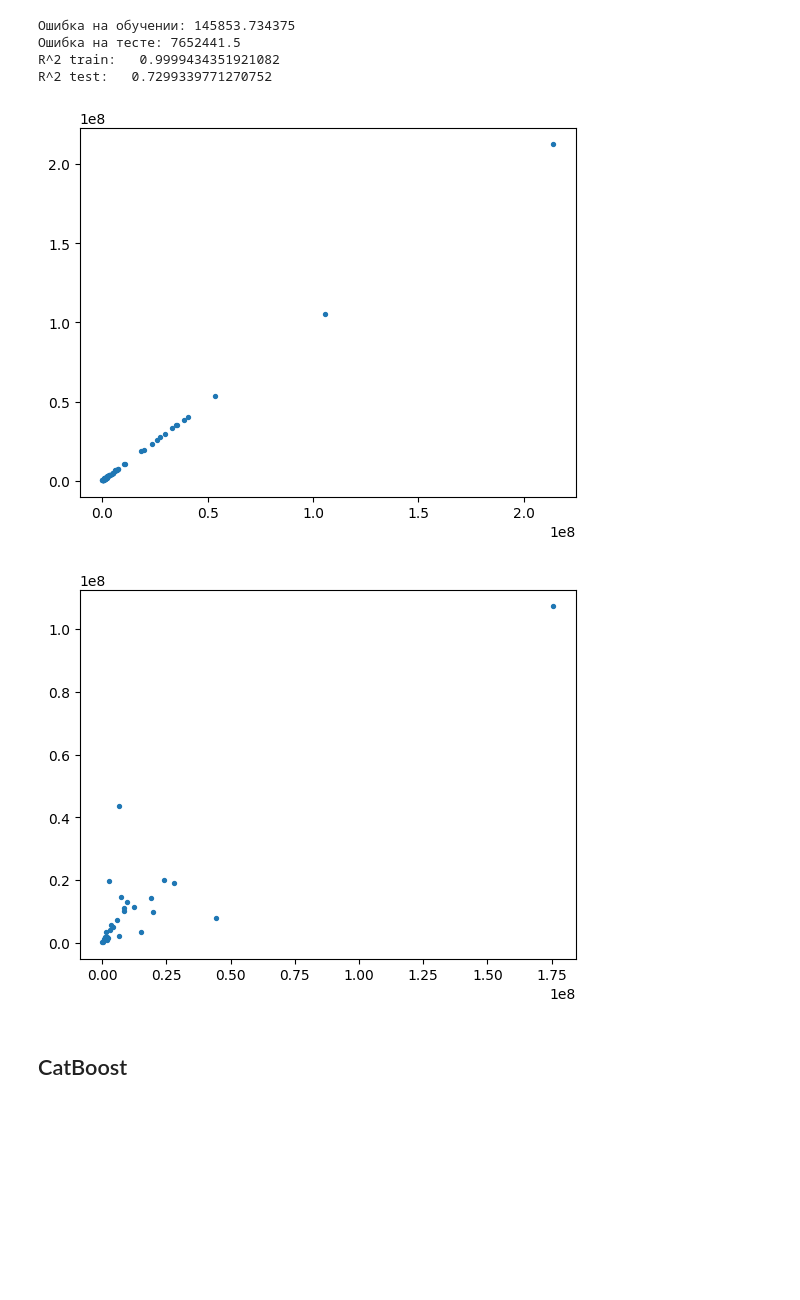
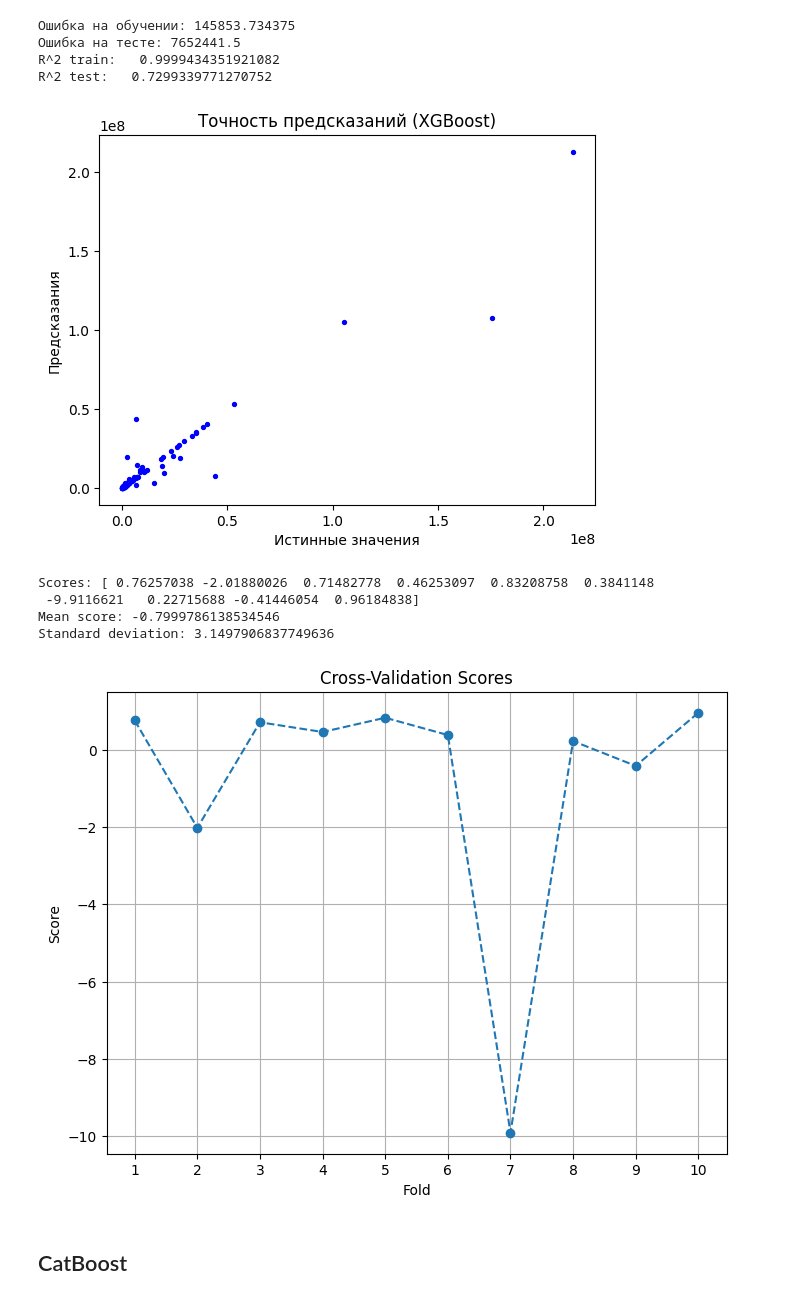
Before and after one commit to groxel/colab, a Jupyter notebook: DT_Project.ipynb, the cells around one changed output. Drawn from its saved outputs; the diff is of its cells as text; code cells hidden in the pictures; blank space fills up the shorter version.

```diff
--- a/DT_Project.ipynb
+++ b/DT_Project.ipynb
@@ -839,15 +934,48 @@ R^2 train:   0.9999434351921082
 R^2 test:   0.7299339771270752
 # %%
 # Предсказания на трейне
-plt.scatter(Y_train, preds_train, s=8)
+plt.scatter(Y_train, preds_train, s=8, color='blue')
+#plt.show()
+# Предсказания на тесте
+plt.scatter(Y_test, preds_test, s=8, color='blue')
+plt.title("Точность предсказаний (XGBoost)")
+plt.xlabel("Истинные значения")
+plt.ylabel("Предсказания")
 plt.show()
 
 # Предсказания на тесте
-plt.scatter(Y_test, preds_test, s=8)
-plt.show()
+#plt.scatter(Y_train + Y_test, preds_train + preds_test, s=8)
+#plt.show()
 # %% [output]
-[figure, old version]
+[figure, new version]
-[figure, removed]
+# %%
+from sklearn.model_selection import cross_val_score
+
+# Выполняем кросс-валидацию
+# cv - количество фолдов (разбиений данных)
+#scores = cross_val_score(model, X, Y, cv=10, scoring='neg_mean_absolute_percentage_error')
+scores = cross_val_score(model, X, Y, cv=10, scoring='r2')
+
+# Выводим результаты
+print("Scores:", scores)
+print("Mean score:", scores.mean())
+print("Standard deviation:", scores.std())
+
+# Отрисовываем результаты
+plt.figure(figsize=(8, 6))
+plt.plot(range(1, len(scores) + 1), scores, marker='o', linestyle='--')
+plt.xlabel('Fold')
+plt.ylabel('Score')
+plt.title('Cross-Validation Scores')
+plt.xticks(range(1, len(scores) + 1))
+plt.grid(True)
+plt.show()
+# %% [output]
+Scores: [ 0.76257038 -2.01880026  0.71482778  0.46253097  0.83208758  0.3841148
+ -9.9116621   0.22715688 -0.41446054  0.96184838]
+Mean score: -0.7999786138534546
+Standard deviation: 3.1497906837749636
+[figure, added]
 # %% [markdown]
 ## CatBoost
 # %%
```
Also changed, not shown: parts of 24 cells of this notebook.
